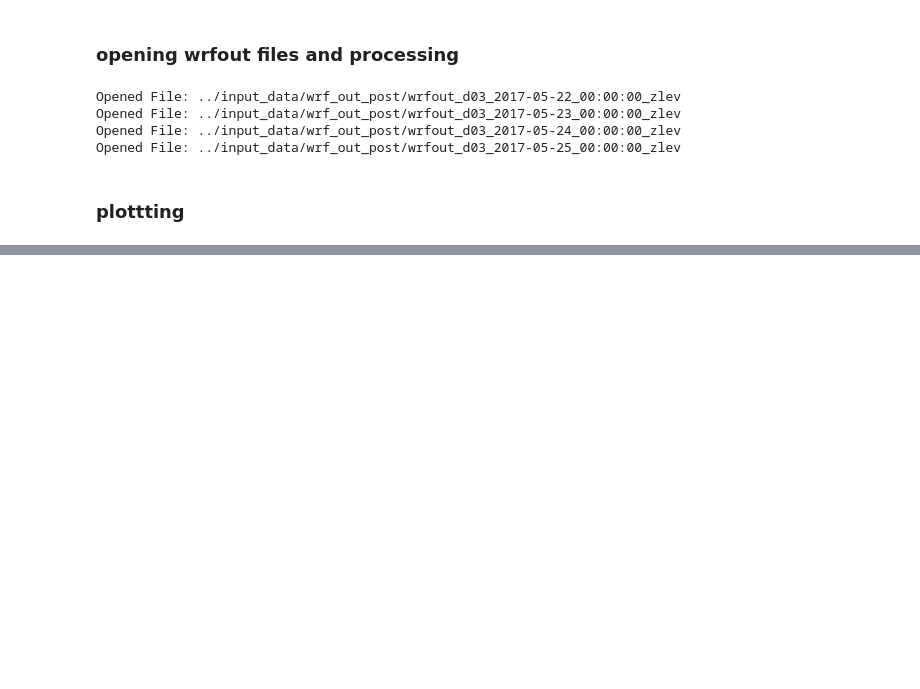
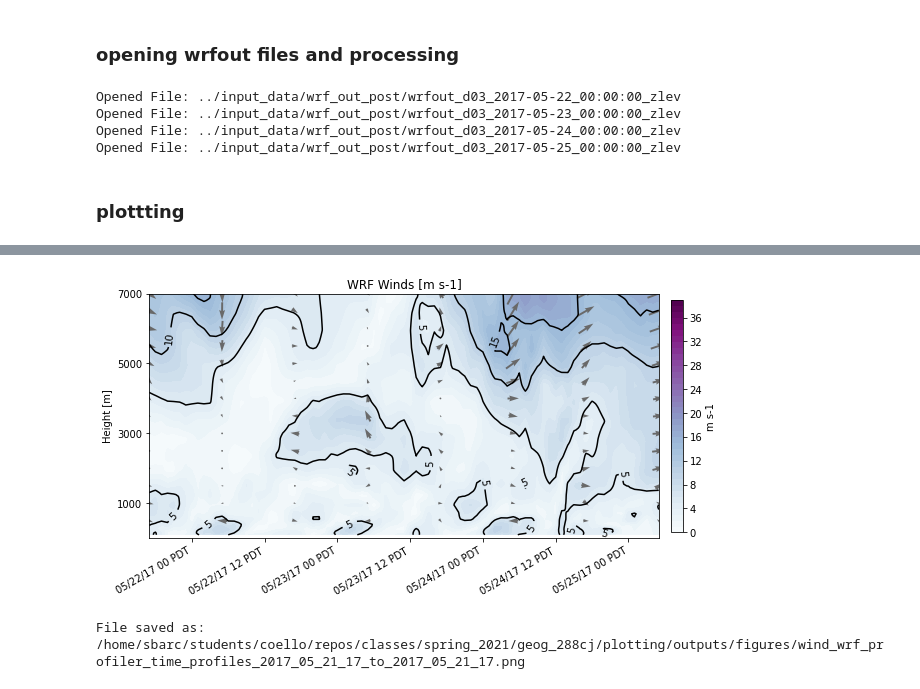
Before and after one commit to mmcoello/spring_2021, a Jupyter notebook: geog_288cj/plotting/analysis/profiler_data_v_wrf.ipynb, the cells around one changed output, grey strips where cells are left out. Saved outputs shown, nothing was run; the diff lists cells and outputs as text; code cells hidden in the pictures; blank space fills up the shorter version.

```diff
--- a/geog_288cj/plotting/analysis/profiler_data_v_wrf.ipynb
+++ b/geog_288cj/plotting/analysis/profiler_data_v_wrf.ipynb
@@ -93,6 +93,9 @@ def radisonde_cross_section(times, all_data, start, end, step):
 # %%
 def plot_radiosonde_profiles(time_grid, hght_grid, data, contour_low, contour_high, data_units, data_labels, \
                              data_name, colormap, c_step, quiv, time_skip, z_skip, U, V, end, outdir):
+
+    # pull times into 1d array
+    date_times = time_grid[0,:]
 
     # Start Figure, set big size for cross section
     fig = plt.figure(figsize=(11, 5))
@@ -136,8 +139,8 @@ def plot_radiosonde_profiles(time_grid, hght_grid, data, contour_low, contour_hi
 
     plt.title(data_labels, loc = 'center')
 
-    plot_name = data_name + '_radiosonde_time_profiles_' + "{:%Y_%m_%d_%H:%M:%S}".format(date_times[0])[:-3].replace(':', '_') + \
-                '_to_' + "{:%Y_%m_%d_%H:%M:%S}".format(date_times[-1])[:-3].replace(':', '_') + '.png'
+    plot_name = data_name + '_profiler_time_profiles_' + str(date_times[0])[:-16].replace('-', '_').replace('T', '_') + \
+                '_to_' + str(date_times[-1])[:-16].replace('-', '_').replace('T', '_') + '.png'
 
     plt.savefig(outdir+plot_name,  bbox_inches='tight', dpi = 120)
     plt.show()
@@ -369,0 +281,8 @@ hght_grid_wrf, times_grid_wrf = np.meshgrid(dwrf.z.values, dwrf.time.values)
+# %%
+plot_radiosonde_profiles(times_grid_wrf, hght_grid_wrf, dwrf['wspd'].sel(station = "KSBA"), \
+                         wnd_min, wnd_max, 'm s-1', 'WRF Winds [m s-1]', 'wind_wrf', 'BuPu', \
+                         5, True, 12, 10, dwrf['u'].sel(station = "KSBA"), \
+                         dwrf['v'].sel(station = "KSBA"), ymax, fig_outdir)
+# %% [output]
+[figure, added]
+File saved as: /home/sbarc/students/coello/repos/classes/spring_2021/geog_288cj/plotting/outputs/figures/wind_wrf_profiler_time_profiles_2017_05_21_17_to_2017_05_21_17.png
```
Also changed, not shown: parts of 25 cells of this notebook, 8 other files.
